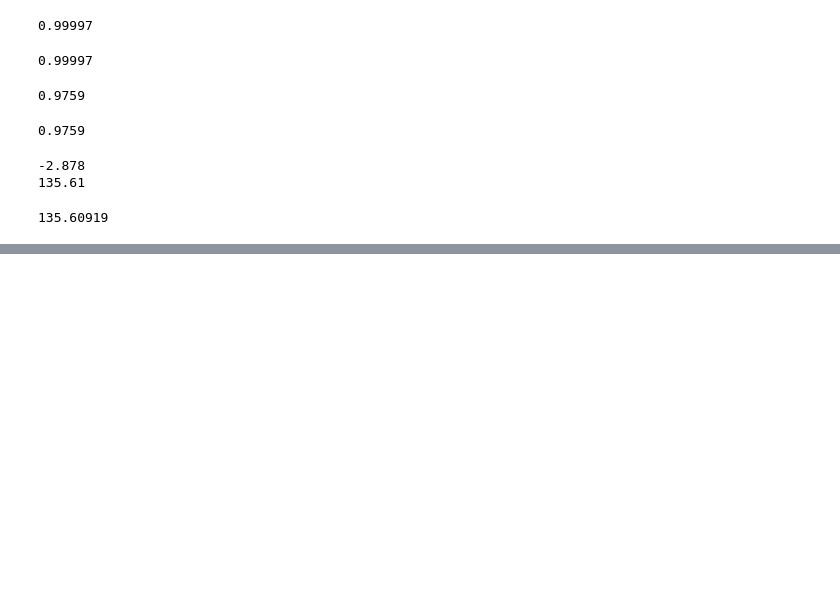
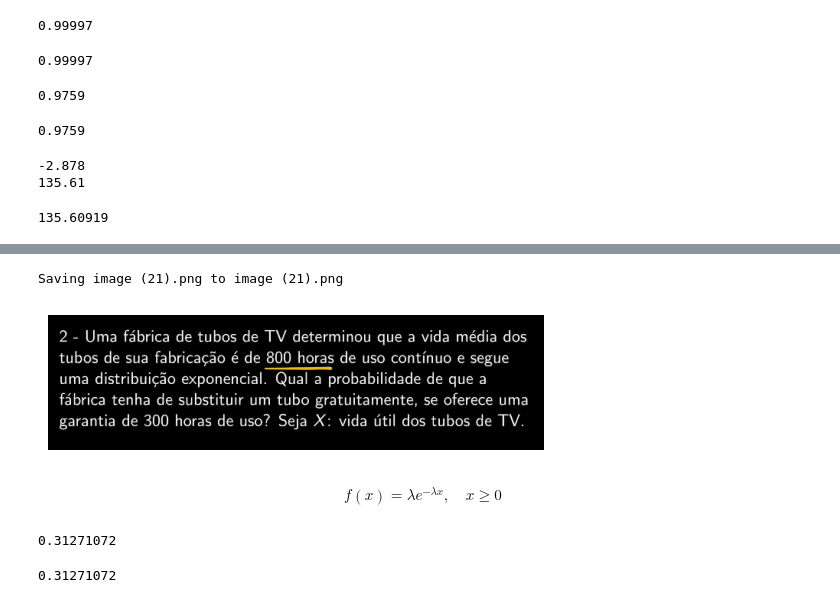
Before and after one commit to MArcoAEAandrade/Estudos-sobre-modelos-estat-sticos, a Jupyter notebook: Aulas_de_modelos_contínuos.ipynb, the cells around one changed output, grey strips where cells are left out. Drawn from its saved outputs; the diff is of its cells as text; code cells hidden in the pictures; blank space fills up the shorter version.

```diff
--- a/Aulas_de_modelos_contínuos.ipynb
+++ b/Aulas_de_modelos_contínuos.ipynb
@@ -374,3 +374,11 @@ p = st.norm.ppf(z, loc=u, scale=dp)
 print(round((p),5))
 # %% [output]
 135.60919
+# %%
+uploaded = files.upload()
+img = Image.open("image (21).png")
+
+plt.imshow(img)
+plt.axis("off")
+plt.show()
+# %% [output]
@@ -376,0 +386,28 @@ print(round((p),5))
+Saving image (21).png to image (21).png
+[figure, added]
+# %% [markdown]
+$$
+f(x)=\lambda e^{-\lambda x}, \quad x \geq 0
+$$
+# %%
+#DADOS (resolvendo para fixação)
+#P(X <= 300)
+import numpy as np
+
+u = 800 #horas
+lambd = 1/u
+f = lambda x: lambd * np.exp(-lambd * x)
+p, erro = st.integrate.quad(f, 0, 300)
+print(round((p),8))
+# %% [output]
+0.31271072
+# %%
+#dados (forma mais ágil)
+#P(X <= 300)
+from scipy.stats import expon
+u = 800
+p = expon.cdf(300, scale=u)
+
+print(round((p),8))
+# %% [output]
+0.31271072
```
Also changed, not shown: parts of 6 cells of this notebook.
